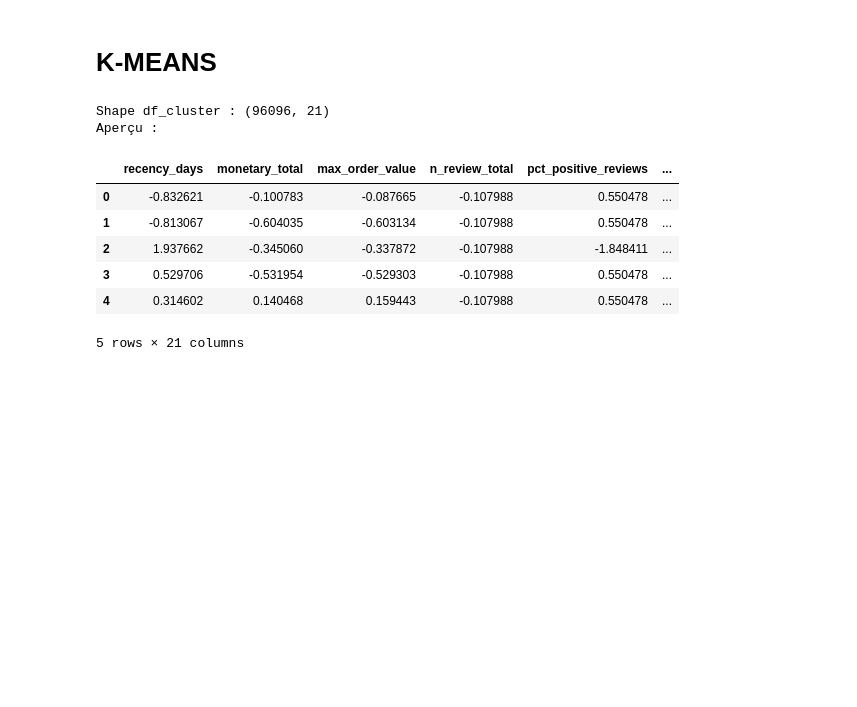
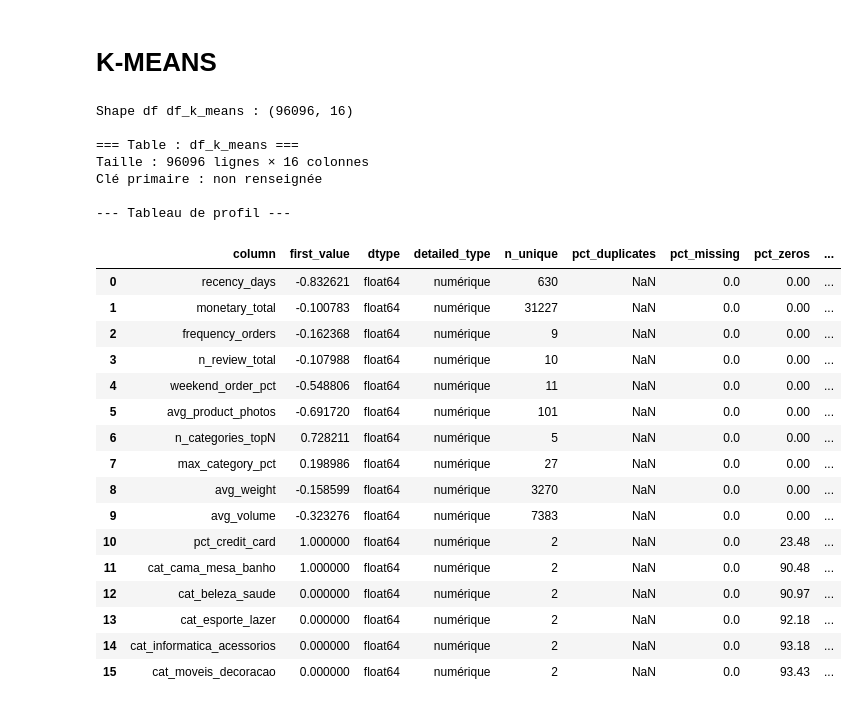
Before and after one commit to tpedCode/P05, a Jupyter notebook: notebooks/Barret_Marjorie_Notebook_P5_2511.ipynb, the cells around one changed output. Saved outputs shown, nothing was run; the diff lists cells and outputs as text; code cells hidden in the pictures; blank space fills up the shorter version.

```diff
--- a/notebooks/Barret_Marjorie_Notebook_P5_2511.ipynb
+++ b/notebooks/Barret_Marjorie_Notebook_P5_2511.ipynb
@@ -1129,40 +1135,54 @@ Passing `palette` without assigning `hue` is deprecated and will be removed in v
 # %%
 # ==============================
 # 1. Copie de travail
 # ==============================
-df_cluster = client_level_V2.copy()
+df_k_means = client_level_V3.copy()
 
 # ==============================
 # 2. Identifier variables continues et binaires
 # ==============================
-binary_cols = [c for c in df_cluster.columns if set(df_cluster[c].dropna().unique()).issubset({0,1})]
-continuous_cols = [c for c in df_cluster.columns if c not in binary_cols]
+binary_cols = [c for c in df_k_means.columns if set(df_k_means[c].unique()).issubset({0,1})]
+continuous_cols = [c for c in df_k_means.columns if c not in binary_cols]
 
 # ==============================
-# 3. Remplacer NaN par 0 pour les binaires, et par la moyenne pour continues
+# 3. Normalisation des variables continues
 # ==============================
-df_cluster[binary_cols] = df_cluster[binary_cols].fillna(0)
-df_cluster[continuous_cols] = df_cluster[continuous_cols].fillna(df_cluster[continuous_cols].mean())
+from sklearn.preprocessing import StandardScaler
+
+scaler = StandardScaler()
+df_k_means[continuous_cols] = scaler.fit_transform(df_k_means[continuous_cols])
 
 # ==============================
-# 4. Normalisation des variables continues
+# 4. Vérifications finales
 # ==============================
-scaler = StandardScaler()
-df_cluster[continuous_cols] = scaler.fit_transform(df_cluster[continuous_cols])
-
-print("Shape df_cluster :", df_cluster.shape)
-print("Aperçu :")
-display(df_cluster.head())
+print("Shape df df_k_means :", df_k_means.shape)
+profile_df = profile_dataframe(df_k_means, "df_k_means", primary_keys)
+display(profile_df)
 # %% [output]
-Shape df_cluster : (96096, 21)
-Aperçu :
+Shape df df_k_means : (96096, 16)
+
+=== Table : df_k_means ===
+Taille : 96096 lignes × 16 colonnes
+Clé primaire : non renseignée
+
+--- Tableau de profil ---
-|  | recency_days | monetary_total | max_order_value | n_review_total | pct_positive_reviews | ... |
-| 0 | -0.832621 | -0.100783 | -0.087665 | -0.107988 | 0.550478 | ... |
-| 1 | -0.813067 | -0.604035 | -0.603134 | -0.107988 | 0.550478 | ... |
-| 2 | 1.937662 | -0.345060 | -0.337872 | -0.107988 | -1.848411 | ... |
-| 3 | 0.529706 | -0.531954 | -0.529303 | -0.107988 | 0.550478 | ... |
-| 4 | 0.314602 | 0.140468 | 0.159443 | -0.107988 | 0.550478 | ... |
+|  | column | first_value | dtype | detailed_type | n_unique | pct_duplicates | pct_missing | pct_zeros | ... |
+| 0 | recency_days | -0.832621 | float64 | numérique | 630 | NaN | 0.0 | 0.00 | ... |
+| 1 | monetary_total | -0.100783 | float64 | numérique | 31227 | NaN | 0.0 | 0.00 | ... |
+| 2 | frequency_orders | -0.162368 | float64 | numérique | 9 | NaN | 0.0 | 0.00 | ... |
+| 3 | n_review_total | -0.107988 | float64 | numérique | 10 | NaN | 0.0 | 0.00 | ... |
+| 4 | weekend_order_pct | -0.548806 | float64 | numérique | 11 | NaN | 0.0 | 0.00 | ... |
+| 5 | avg_product_photos | -0.691720 | float64 | numérique | 101 | NaN | 0.0 | 0.00 | ... |
+| 6 | n_categories_topN | 0.728211 | float64 | numérique | 5 | NaN | 0.0 | 0.00 | ... |
+| 7 | max_category_pct | 0.198986 | float64 | numérique | 27 | NaN | 0.0 | 0.00 | ... |
+| 8 | avg_weight | -0.158599 | float64 | numérique | 3270 | NaN | 0.0 | 0.00 | ... |
+| 9 | avg_volume | -0.323276 | float64 | numérique | 7383 | NaN | 0.0 | 0.00 | ... |
+| 10 | pct_credit_card | 1.000000 | float64 | numérique | 2 | NaN | 0.0 | 23.48 | ... |
+| 11 | cat_cama_mesa_banho | 1.000000 | float64 | numérique | 2 | NaN | 0.0 | 90.48 | ... |
+| 12 | cat_beleza_saude | 0.000000 | float64 | numérique | 2 | NaN | 0.0 | 90.97 | ... |
+| 13 | cat_esporte_lazer | 0.000000 | float64 | numérique | 2 | NaN | 0.0 | 92.18 | ... |
+| 14 | cat_informatica_acessorios | 0.000000 | float64 | numérique | 2 | NaN | 0.0 | 93.18 | ... |
+| 15 | cat_moveis_decoracao | 0.000000 | float64 | numérique | 2 | NaN | 0.0 | 93.43 | ... |
-5 rows × 21 columns
 # %%
 # CLUSTERING AVEC K-MEANS
 
```
Also changed, not shown: parts of 30 cells of this notebook, 1 other file.
